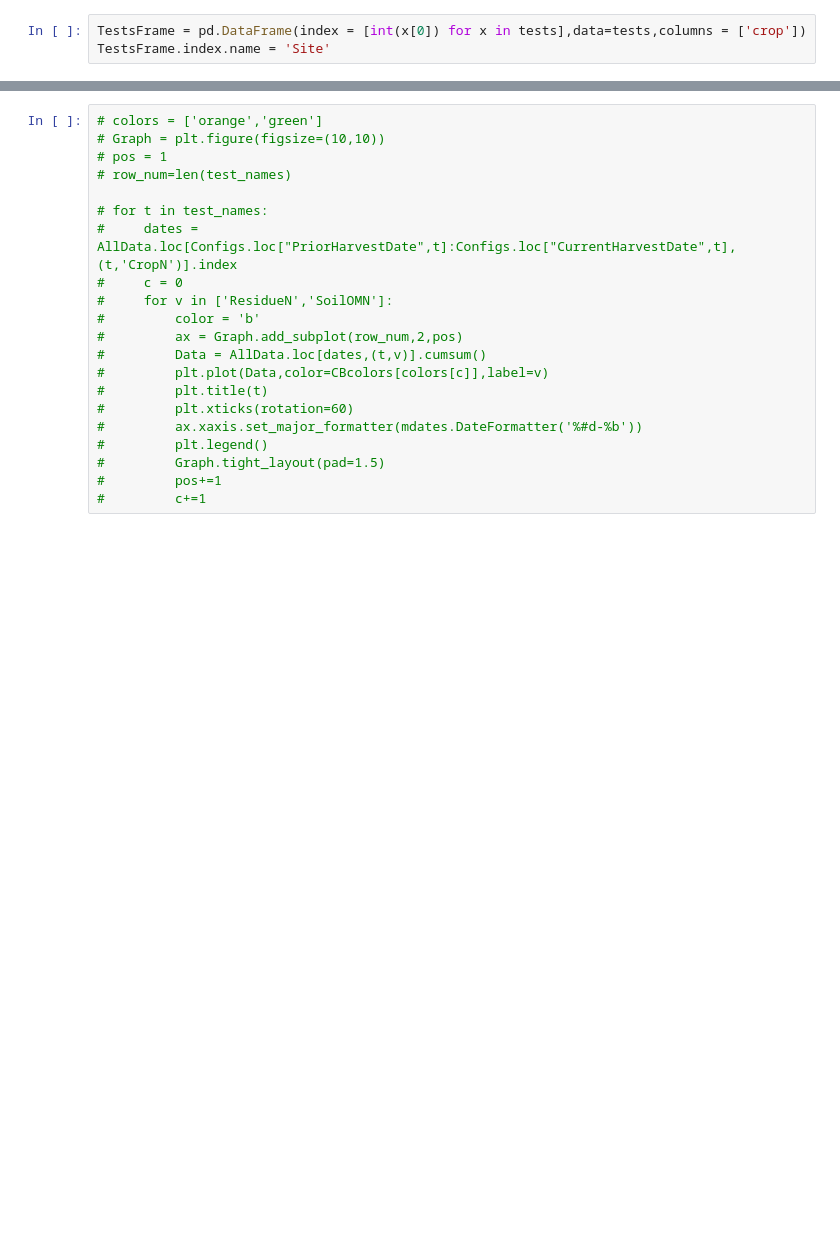
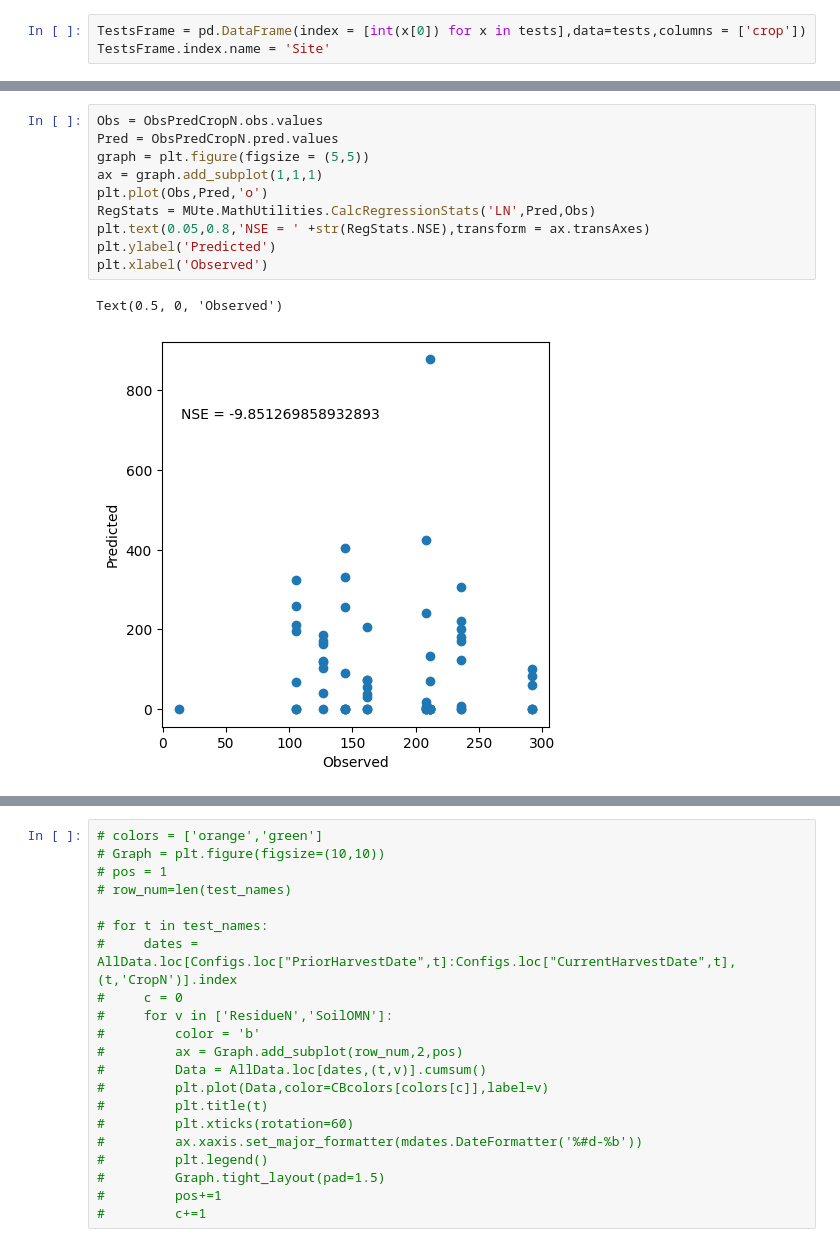
Before and after one commit to Plant-Food-Research-Open/FieldNBalance, a Jupyter notebook: TestGraphs/MakeGraphs/WS2.ipynb, the cells around one changed output, grey strips where cells are left out. Saved outputs shown, nothing was run; the diff lists cells and outputs as text; blank space fills up the shorter version.

```diff
--- a/TestGraphs/MakeGraphs/WS2.ipynb
+++ b/TestGraphs/MakeGraphs/WS2.ipynb
@@ -116,0 +93,13 @@ ObsPredCropN
+# %%
+Obs = ObsPredCropN.obs.values
+Pred = ObsPredCropN.pred.values
+graph = plt.figure(figsize = (5,5))
+ax = graph.add_subplot(1,1,1)
+plt.plot(Obs,Pred,'o')
+RegStats = MUte.MathUtilities.CalcRegressionStats('LN',Pred,Obs)
+plt.text(0.05,0.8,'NSE = ' +str(RegStats.NSE),transform = ax.transAxes)
+plt.ylabel('Predicted')
+plt.xlabel('Observed')
+# %% [output]
+Text(0.5, 0, 'Observed')
+[figure, added]
```
Also changed, not shown: parts of 11 cells of this notebook, 3 other files.
